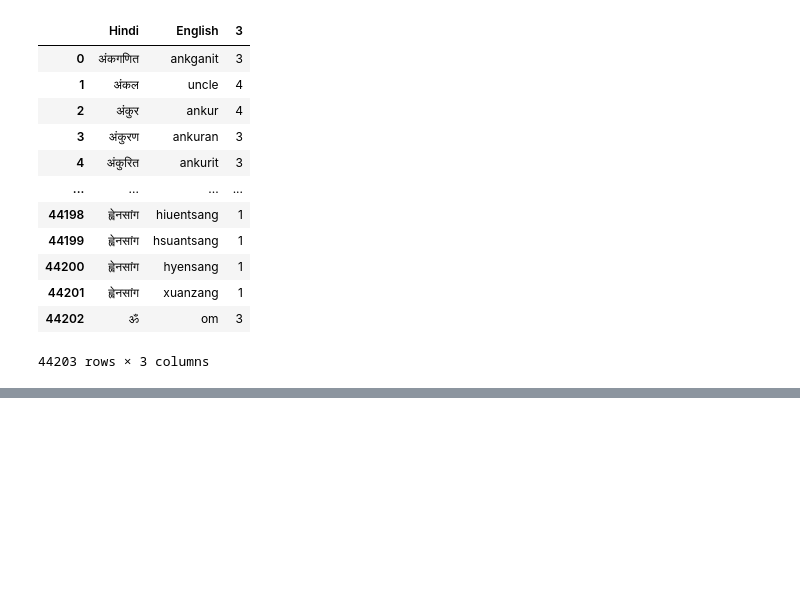
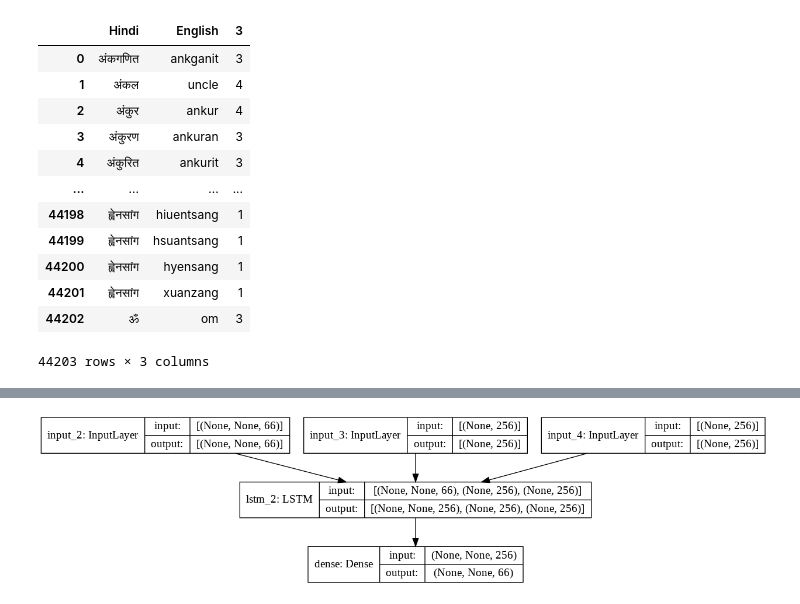
Before and after one commit to DL-45-47/Assignment-3_RNN, a Jupyter notebook: RNN_EngToHindi.ipynb, the cells around one changed output, grey strips where cells are left out. Drawn from its saved outputs; the diff is of its cells as text; code cells hidden in the pictures; blank space fills up the shorter version.

```diff
--- a/RNN_EngToHindi.ipynb
+++ b/RNN_EngToHindi.ipynb
@@ -112,0 +218,15 @@ input_texts[0]
+# %%
+# define decoder inference model
+# Below tensors will hold the states of the previous time step
+decoder_states_inputs_h = Input(shape=(256,))
+decoder_states_inputs_c = Input(shape=(256,))
+decoder_states_inputs = [decoder_states_inputs_h,decoder_states_inputs_c]
+
+# To predict the next word in the sequence, set the initial states to the states from the previous time step
+decoder_states = []
+decoder_outputs, state_h, state_c = (LSTM(256, return_sequences=True, return_state=True))(decoder_inputs, initial_state=decoder_states_inputs)
+decoder_states.append(state_h)
+decoder_states.append(state_c)
+decoder_outputs_2 = decoder_dense(decoder_outputs)
+
+decoder_model = Model([decoder_inputs] + decoder_states_inputs, [decoder_outputs_2] + decoder_states)
@@ -112,0 +237,4 @@ input_texts[0]
+# %%
+plot_model(decoder_model, to_file='decoder_model.png', show_shapes=True)
+# %% [output]
+[figure, added]
```
Also changed, not shown: parts of 41 cells of this notebook.
